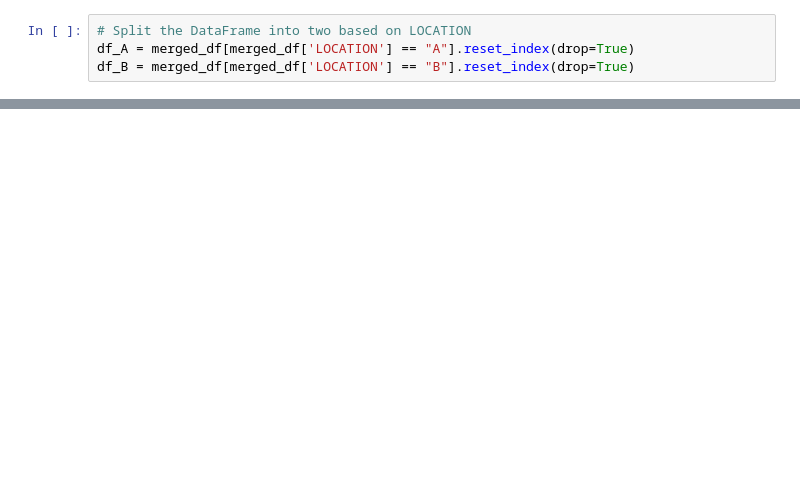
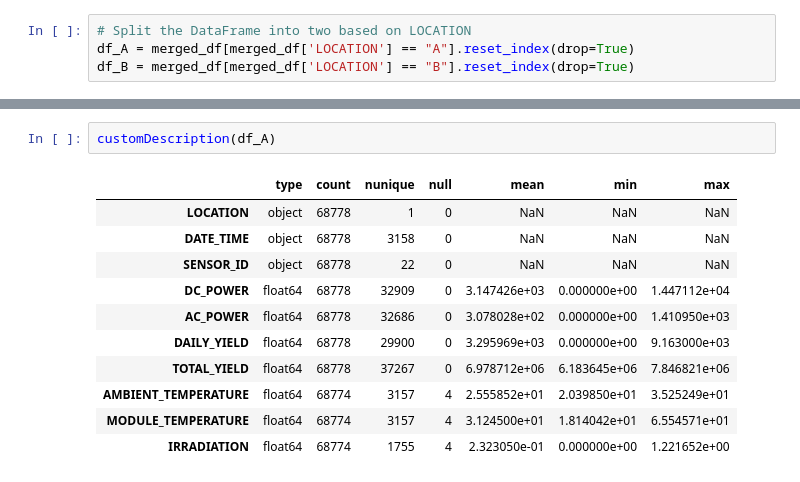
Before and after one commit to AkinduH/SLIIT-Datathon-2024, a Jupyter notebook: Data_Preparation.ipynb, the cells around one changed output, grey strips where cells are left out. Saved outputs shown, nothing was run; the diff lists cells and outputs as text; blank space fills up the shorter version.

```diff
--- a/Data_Preparation.ipynb
+++ b/Data_Preparation.ipynb
@@ -136,0 +150,14 @@ sensor_df
+# %%
+customDescription(df_A)
+# %% [output]
+|  | type | count | nunique | null | mean | min | max |
+| LOCATION | object | 68778 | 1 | 0 | NaN | NaN | NaN |
+| DATE_TIME | object | 68778 | 3158 | 0 | NaN | NaN | NaN |
+| SENSOR_ID | object | 68778 | 22 | 0 | NaN | NaN | NaN |
+| DC_POWER | float64 | 68778 | 32909 | 0 | 3.147426e+03 | 0.000000e+00 | 1.447112e+04 |
+| AC_POWER | float64 | 68778 | 32686 | 0 | 3.078028e+02 | 0.000000e+00 | 1.410950e+03 |
+| DAILY_YIELD | float64 | 68778 | 29900 | 0 | 3.295969e+03 | 0.000000e+00 | 9.163000e+03 |
+| TOTAL_YIELD | float64 | 68778 | 37267 | 0 | 6.978712e+06 | 6.183645e+06 | 7.846821e+06 |
+| AMBIENT_TEMPERATURE | float64 | 68774 | 3157 | 4 | 2.555852e+01 | 2.039850e+01 | 3.525249e+01 |
+| MODULE_TEMPERATURE | float64 | 68774 | 3157 | 4 | 3.124500e+01 | 1.814042e+01 | 6.554571e+01 |
+| IRRADIATION | float64 | 68774 | 1755 | 4 | 2.323050e-01 | 0.000000e+00 | 1.221652e+00 |
```
Also changed, not shown: parts of 6 cells of this notebook.
